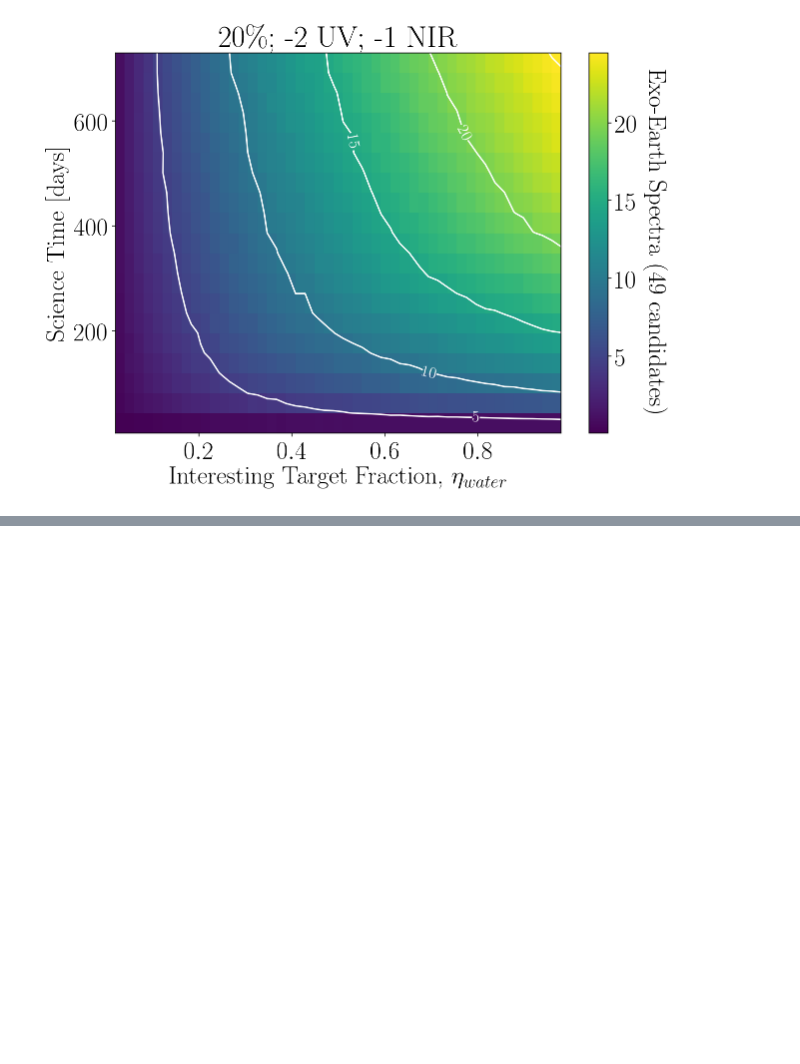
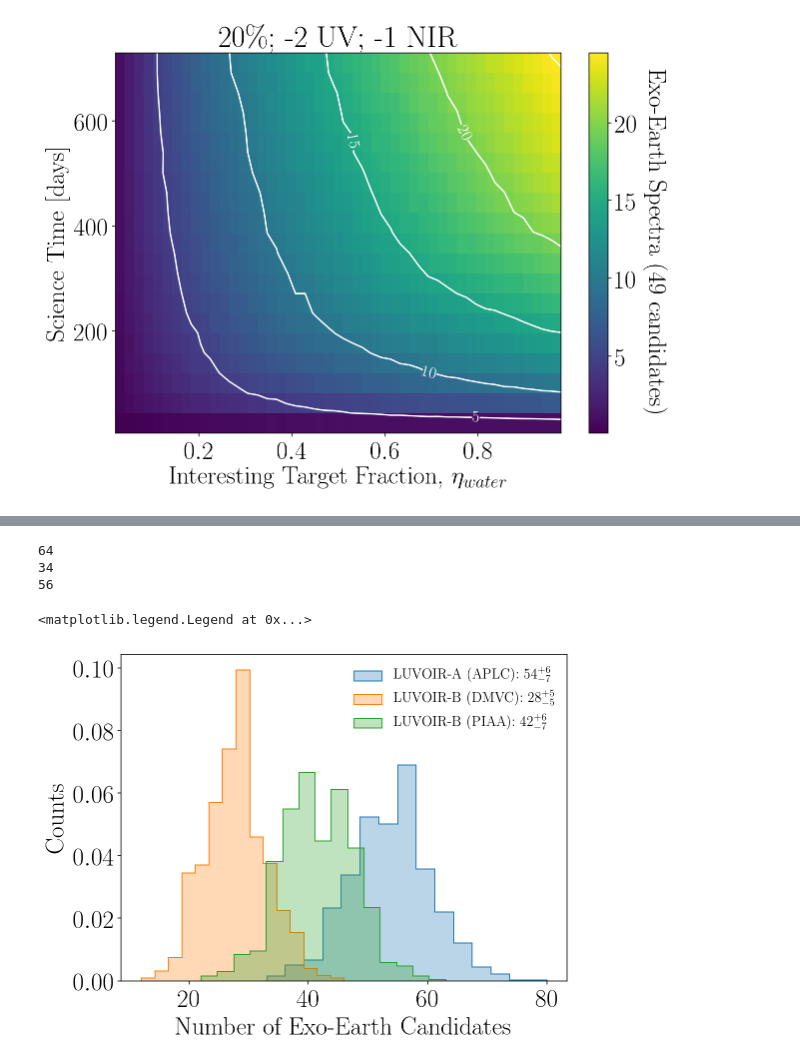
Before and after one commit to jlustigy/luvoir_hec_drm, a Jupyter notebook: notebooks/luvoir_char_biased_draw.ipynb, the cells around one changed output, grey strips where cells are left out. Saved outputs shown, nothing was run; the diff lists cells and outputs as text; code cells hidden in the pictures; blank space fills up the shorter version.

```diff
--- a/notebooks/luvoir_char_biased_draw.ipynb
+++ b/notebooks/luvoir_char_biased_draw.ipynb
@@ -858,0 +989,8 @@ fig.colorbar(p, label = "Std Num of Complete Spectra")
+# %%
+print(dic_stars_A['total count'])
+print(dic_stars_B_LBTI['total count'])
+print(dic_stars_B_PIAA['total count'])
+# %% [output]
+64
+34
+56
@@ -858,0 +1029,49 @@ fig.colorbar(p, label = "Std Num of Complete Spectra")
+# %%
+# Plot exposure time hist
+fig, ax = plt.subplots(1, figsize = (8,6))
+ax.set_xlabel("Number of Exo-Earth Candidates")
+ax.set_ylabel("Counts")
+#ax.set_title(r"$\eta_{water} \approx %.1f $ (%i/%i targets)" %(float(drmx.Ndraw)/float(drmx.NBIAS), drmx.Ndraw, drmx.NBIAS))
+
+labels = []
+handles = []
+bins = 15
+
+label = "LUVOIR-A (APLC)"
+color = "C0"
+q_l, q_50, q_h, q_m, q_p = spectroscopy.nsig_intervals(totcA_APLC)
+result = "$%i^{+%i}_{-%i}$" %(q_50, q_p, q_m)
+h = ax.hist(totcA_APLC, bins = bins, alpha = .3, color = color, normed=True);
+h2 = ax.hist(totcA_APLC, bins = bins, alpha = 1.0, histtype="step", color = color, normed=True);
+handles.append((h[2][0], h2[2][0]))
+#ax.axvline(q_50, color = "w", ls = "dashed")
+#ax.text(q_50, np.max(h[0]), result, color = color, ha = "center", va = "bottom", fontsize = 14)
+labels.append(label+": %s" %result)
+
+label = "LUVOIR-B (DMVC)"
+color = "C1"
+q_l, q_50, q_h, q_m, q_p = spectroscopy.nsig_intervals(totcB_DMVC)
+result = "$%i^{+%i}_{-%i}$" %(q_50, q_p, q_m)
+h = ax.hist(totcB_DMVC, bins = bins, alpha = .3, color = color, normed=True);
+h2 = ax.hist(totcB_DMVC, bins = bins, alpha = 1.0, histtype="step", color = color, normed=True);
+handles.append((h[2][0], h2[2][0]))
+#ax.axvline(q_50, color = "w", ls = "dashed")
+#ax.text(q_50, np.max(h[0]), result, color = color, ha = "center", va = "bottom", fontsize = 14)
+labels.append(label+": %s" %result)
+
+label = "LUVOIR-B (PIAA)"
+color = "C2"
+q_l, q_50, q_h, q_m, q_p = spectroscopy.nsig_intervals(totcB_PIAA)
+result = "$%i^{+%i}_{-%i}$" %(q_50, q_p, q_m)
+h = ax.hist(totcB_PIAA, bins = bins, alpha = .3, color = color, normed=True);
+h2 = ax.hist(totcB_PIAA, bins = bins, alpha = 1.0, histtype="step", color = color, normed=True);
+handles.append((h[2][0], h2[2][0]))
+#ax.axvline(q_50, color = "w", ls = "dashed")
+#ax.text(q_50, np.max(h[0]), result, color = color, ha = "center", va = "bottom", fontsize = 14)
+labels.append(label+": %s" %result)
+
+#ax.set_xscale("log")
+ax.legend(handles, labels, fontsize = 14, framealpha = 0.0)
+# %% [output]
+<matplotlib.legend.Legend at 0x...>
+[figure, added]
```
Also changed, not shown: parts of 9 cells of this notebook, 12 other files.
